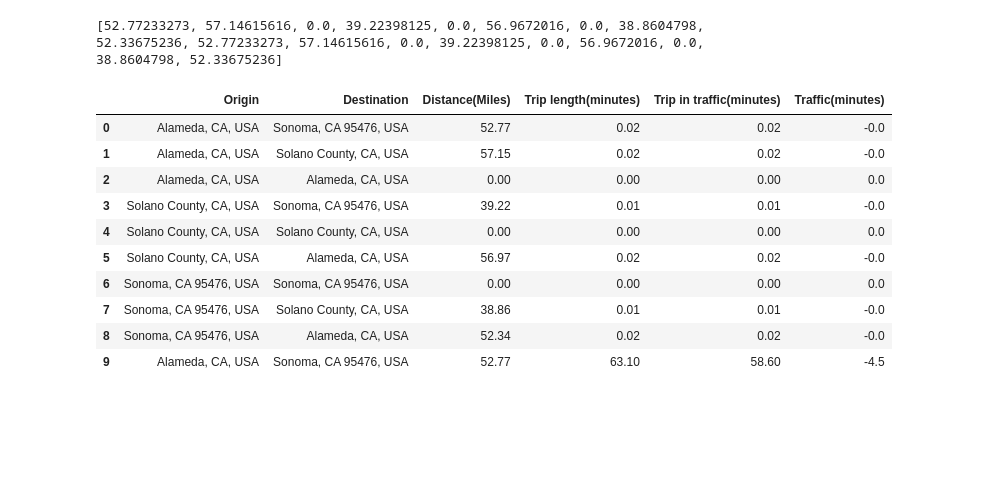
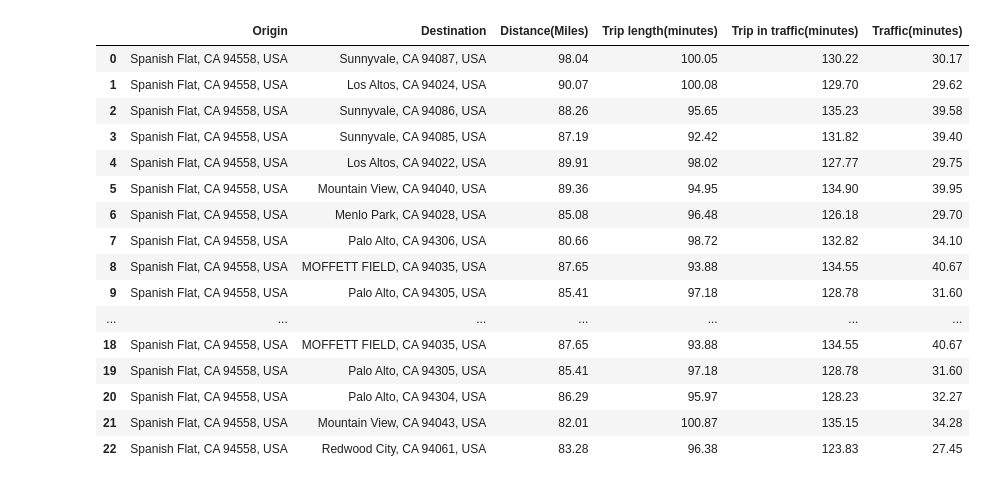
Before and after one commit to lishuai928/Project-Gmap-Graphs, a Jupyter notebook: Traffic tracker.ipynb, the cells around one changed output. Cells and saved outputs as stored; diff of their text form; code cells hidden in the pictures; blank space fills up the shorter version.

```diff
--- a/Traffic tracker.ipynb
+++ b/Traffic tracker.ipynb
@@ -14,0 +16,7 @@ c = Census(api_key, year=2013)
+# %%
+file_to_load = pd.read_csv("bayarea_zipcodes.csv", dtype="object", encoding="utf-8")
+zip_code_df = pd.DataFrame(file_to_load)
+zip_code_df.head()
+bay_area_zip = []
+for index, row in zip_code_df.iterrows():
+    bay_area_zip.append(row['ZIP'])
@@ -15,9 +39,9 @@ c = Census(api_key, year=2013)
 # %%
 #testing variable so im not running long code
-#start_loc = ["Alameda,CA","Solano","Sonoma"]
-start_loc = ["Alameda,CA","Contra Costa,CA","Marin","Napa","San Francisco","San Mateo","Santa Clara","Solano","Sonoma"]
-end_loc = (list(reversed(start_loc)))
-time_list = ["now"]
+#start_loc = ["Alameda,CA","Solano","Sonoma","Napa County"]
+#start_loc = ["Alameda,CA","Contra Costa,CA","Marin","Napa County","San Francisco","San Mateo","Santa Clara","Solano","Sonoma"]
+#end_loc = (list(reversed(start_loc)))
+end_loc = (list(reversed(bay_area_zip)))
 origin_Loc = []
 destination_loc = []
 trip_distance = []
@@ -27,17 +51,20 @@ traffic_duration = []
 # %%
 for time in time_list:
 
-    for s_loc in start_loc:
+    for s_loc in bay_area_zip:
         for e_loc in end_loc:
+            try:
+                target_url = (f'https://maps.googleapis.com/maps/api/distancematrix/json?origins={s_loc}&destinations={e_loc},traffic_model=pessimistic,CA&departure_time={time}&key={gkey}')
+                #target_url2 = (f'https://maps.googleapis.com/maps/api/distancematrix/json?origins={e_loc}&destinations={s_loc},CA&departure_time={time}&key={gkey}')
+                geo_data = requests.get(target_url).json()
+                #geo_data2 = requests.get(target_url2).json()
+                destination_loc.append(geo_data['destination_addresses'][0])
+                origin_Loc.append(geo_data['origin_addresses'][0])
+                trip_distance.append(geo_data['rows'][0]['elements'][0]['distance']['value'])
+                traffic_duration.append(geo_data['rows'][0]['elements'][0]['duration_in_traffic']['value'])
+                trip_duration.append(geo_data['rows'][0]['elements'][0]['duration']['value'])
+                pprint(geo_data)
 
-            target_url = (f'https://maps.googleapis.com/maps/api/distancematrix/json?origins={s_loc}&destinations={e_loc},CA&departure_time={time}&key={gkey}')
-            #target_url2 = (f'https://maps.googleapis.com/maps/api/distancematrix/json?origins={e_loc}&destinations={s_loc},CA&departure_time={time}&key={gkey}')
-            geo_data = requests.get(target_url).json()
-            #geo_data2 = requests.get(target_url2).json()
-            destination_loc.append(geo_data['destination_addresses'][0])
-            origin_Loc.append(geo_data['origin_addresses'][0])
-            trip_distance.append(geo_data['rows'][0]['elements'][0]['distance']['value'])
-            traffic_duration.append(geo_data['rows'][0]['elements'][0]['duration_in_traffic']['value'])
-            trip_duration.append(geo_data['rows'][0]['elements'][0]['duration']['value'])
-            #pprint(geo_data)
+            except(KeyError):
+                print(f"something broke with either {s_loc} or {e_loc}")
 # %% [output]
@@ -66,31 +94,35 @@ trip_duration  = [x/60 for x in trip_duration]
 minute_traffic = [x-y for  x,y in zip(traffic_duration,trip_duration)]
 #miles_distance = trip_distance/1,609.344
 miles_distance = [z* 0.00062137 for z in trip_distance]
-print(miles_distance)
+#print(miles_distance)
-# %% [output]
-[52.77233273, 57.14615616, 0.0, 39.22398125, 0.0, 56.9672016, 0.0, 38.8604798, 52.33675236, 52.77233273, 57.14615616, 0.0, 39.22398125, 0.0, 56.9672016, 0.0, 38.8604798, 52.33675236]
 # %%
 traffic_dic = {"Origin":origin_Loc,
                "Destination":destination_loc,
                "Distance(Miles)":miles_distance,
                "Trip length(minutes)":trip_duration,
                "Trip in traffic(minutes)":traffic_duration,
                "Traffic(minutes)":minute_traffic
               }
 traffic_df = pd.DataFrame(traffic_dic).round(2)
-traffic_df.head(10)
+traffic_df
 # %% [output]
 |  | Origin | Destination | Distance(Miles) | Trip length(minutes) | Trip in traffic(minutes) | Traffic(minutes) |
-| 0 | Alameda, CA, USA | Sonoma, CA 95476, USA | 52.77 | 0.02 | 0.02 | -0.0 |
-| 1 | Alameda, CA, USA | Solano County, CA, USA | 57.15 | 0.02 | 0.02 | -0.0 |
-| 2 | Alameda, CA, USA | Alameda, CA, USA | 0.00 | 0.00 | 0.00 | 0.0 |
-| 3 | Solano County, CA, USA | Sonoma, CA 95476, USA | 39.22 | 0.01 | 0.01 | -0.0 |
-| 4 | Solano County, CA, USA | Solano County, CA, USA | 0.00 | 0.00 | 0.00 | 0.0 |
-| 5 | Solano County, CA, USA | Alameda, CA, USA | 56.97 | 0.02 | 0.02 | -0.0 |
-| 6 | Sonoma, CA 95476, USA | Sonoma, CA 95476, USA | 0.00 | 0.00 | 0.00 | 0.0 |
-| 7 | Sonoma, CA 95476, USA | Solano County, CA, USA | 38.86 | 0.01 | 0.01 | -0.0 |
-| 8 | Sonoma, CA 95476, USA | Alameda, CA, USA | 52.34 | 0.02 | 0.02 | -0.0 |
-| 9 | Alameda, CA, USA | Sonoma, CA 95476, USA | 52.77 | 63.10 | 58.60 | -4.5 |
+| 0 | Spanish Flat, CA 94558, USA | Sunnyvale, CA 94087, USA | 98.04 | 100.05 | 130.22 | 30.17 |
+| 1 | Spanish Flat, CA 94558, USA | Los Altos, CA 94024, USA | 90.07 | 100.08 | 129.70 | 29.62 |
+| 2 | Spanish Flat, CA 94558, USA | Sunnyvale, CA 94086, USA | 88.26 | 95.65 | 135.23 | 39.58 |
+| 3 | Spanish Flat, CA 94558, USA | Sunnyvale, CA 94085, USA | 87.19 | 92.42 | 131.82 | 39.40 |
+| 4 | Spanish Flat, CA 94558, USA | Los Altos, CA 94022, USA | 89.91 | 98.02 | 127.77 | 29.75 |
+| 5 | Spanish Flat, CA 94558, USA | Mountain View, CA 94040, USA | 89.36 | 94.95 | 134.90 | 39.95 |
+| 6 | Spanish Flat, CA 94558, USA | Menlo Park, CA 94028, USA | 85.08 | 96.48 | 126.18 | 29.70 |
+| 7 | Spanish Flat, CA 94558, USA | Palo Alto, CA 94306, USA | 80.66 | 98.72 | 132.82 | 34.10 |
+| 8 | Spanish Flat, CA 94558, USA | MOFFETT FIELD, CA 94035, USA | 87.65 | 93.88 | 134.55 | 40.67 |
+| 9 | Spanish Flat, CA 94558, USA | Palo Alto, CA 94305, USA | 85.41 | 97.18 | 128.78 | 31.60 |
+| ... | ... | ... | ... | ... | ... | ... |
+| 18 | Spanish Flat, CA 94558, USA | MOFFETT FIELD, CA 94035, USA | 87.65 | 93.88 | 134.55 | 40.67 |
+| 19 | Spanish Flat, CA 94558, USA | Palo Alto, CA 94305, USA | 85.41 | 97.18 | 128.78 | 31.60 |
+| 20 | Spanish Flat, CA 94558, USA | Palo Alto, CA 94304, USA | 86.29 | 95.97 | 128.23 | 32.27 |
+| 21 | Spanish Flat, CA 94558, USA | Mountain View, CA 94043, USA | 82.01 | 100.87 | 135.15 | 34.28 |
+| 22 | Spanish Flat, CA 94558, USA | Redwood City, CA 94061, USA | 83.28 | 96.38 | 123.83 | 27.45 |
 # %%
 census_data = c.acs5.get(("NAME", "B19013_001E", "B01003_001E", "B01002_001E",
                           "B19301_001E",
```
Also changed, not shown: parts of 5 cells of this notebook, 3 other files.
